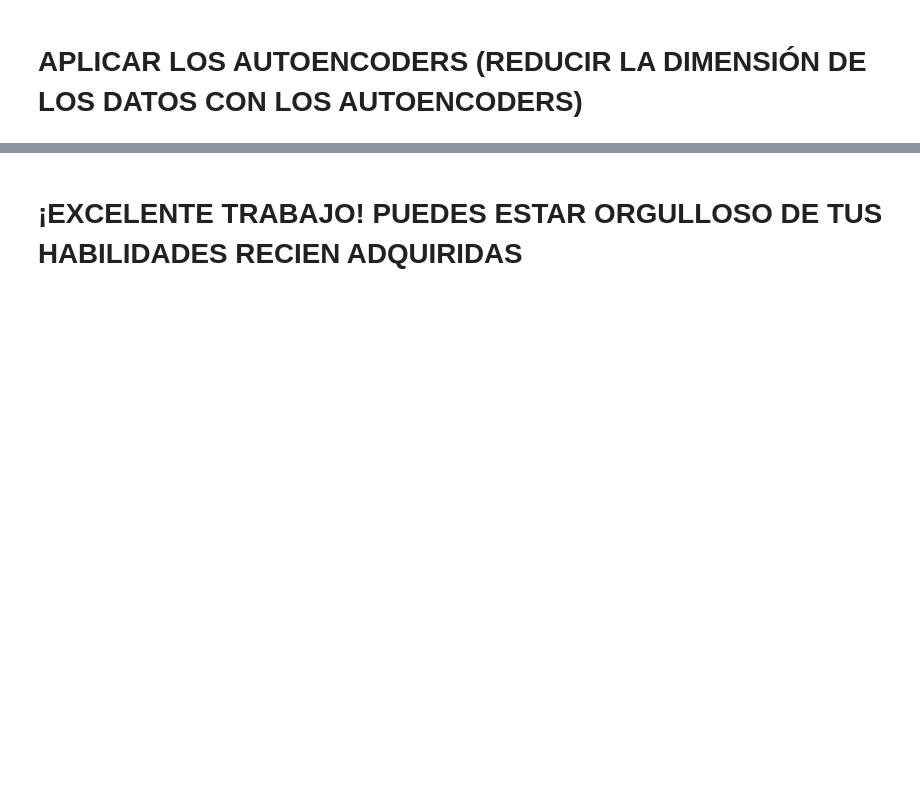
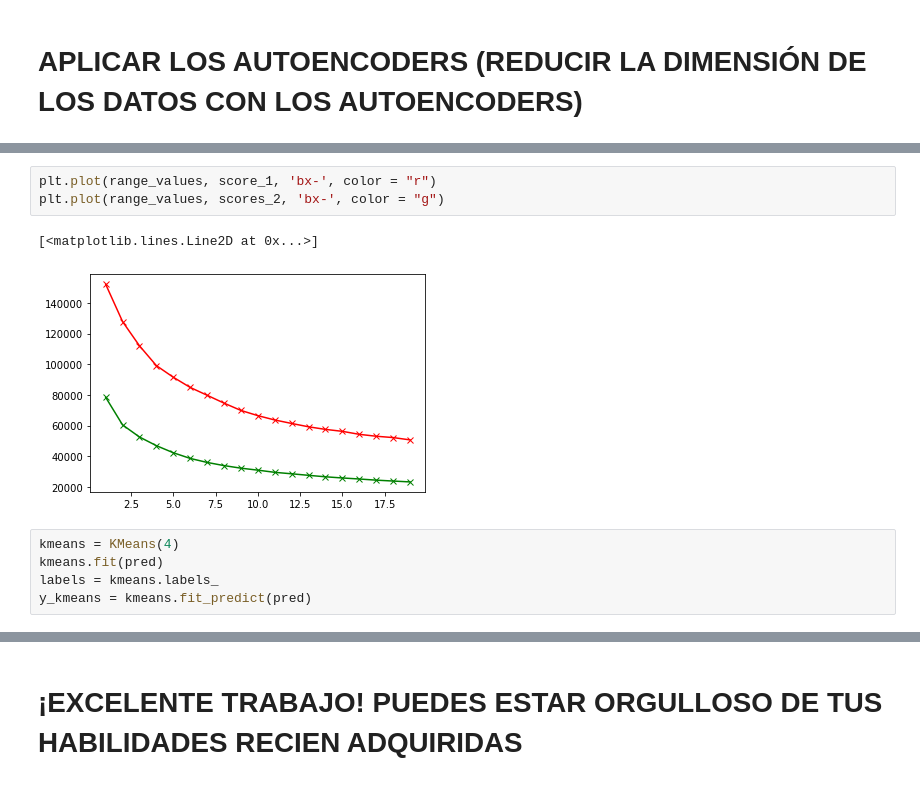
Before and after one commit to sergioarnold87/Practica_Sergio, a Jupyter notebook: 2. Departamento de Marketing/Departamento_de_Marketing.ipynb, the cells around one changed output, grey strips where cells are left out. Saved outputs shown, nothing was run; the diff lists cells and outputs as text; blank space fills up the shorter version.

```diff
--- a/2. Departamento de Marketing/Departamento_de_Marketing.ipynb
+++ b/2. Departamento de Marketing/Departamento_de_Marketing.ipynb
@@ -479,0 +557,11 @@ Epoch 25/25
+# %%
+plt.plot(range_values, score_1, 'bx-', color = "r")
+plt.plot(range_values, scores_2, 'bx-', color = "g")
+# %% [output]
+[<matplotlib.lines.Line2D at 0x...>]
+[figure, added]
+# %%
+kmeans = KMeans(4)
+kmeans.fit(pred)
+labels = kmeans.labels_
+y_kmeans = kmeans.fit_predict(pred)
```
Also changed, not shown: parts of 13 cells of this notebook, 1 other file.
